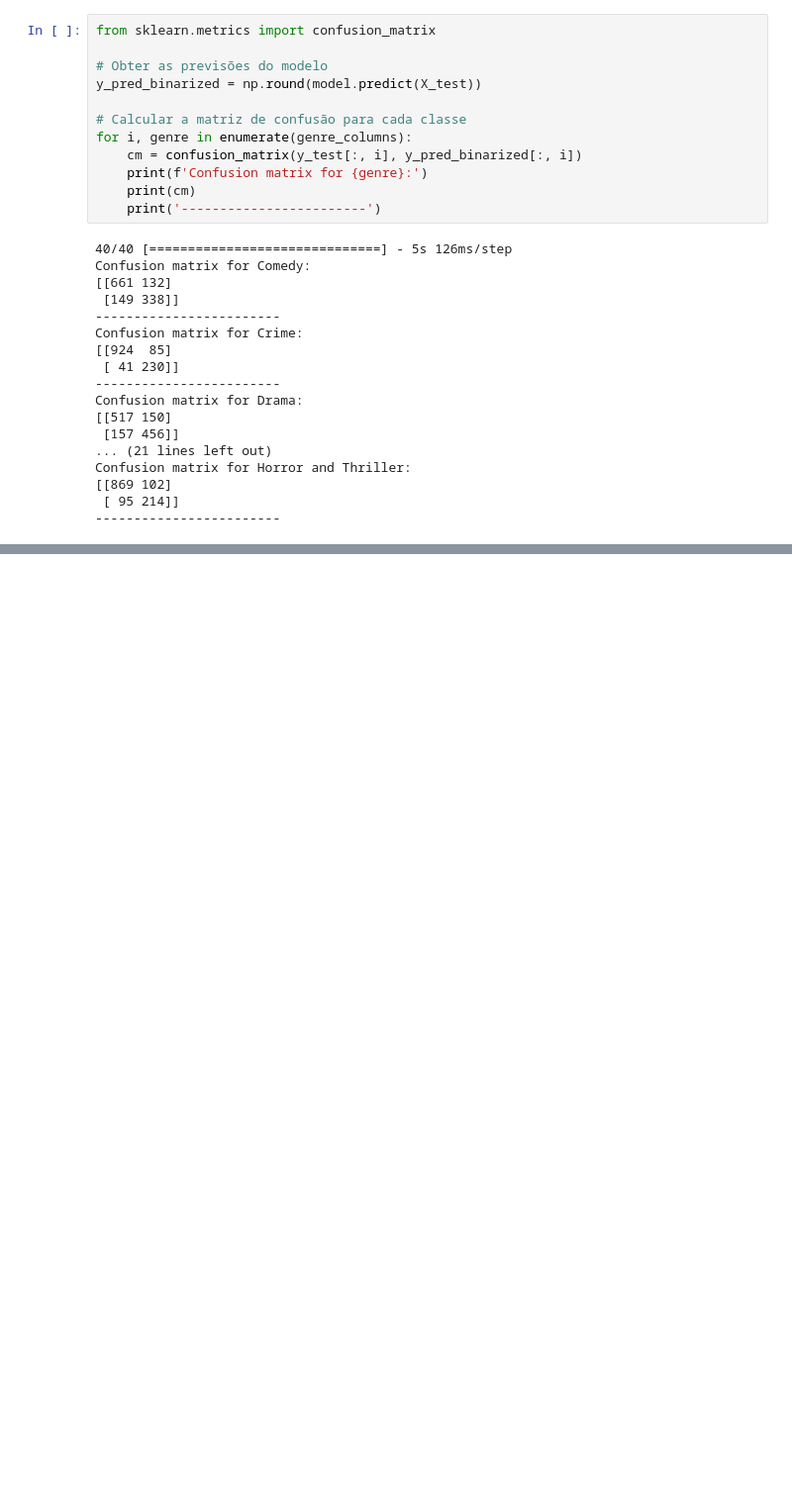
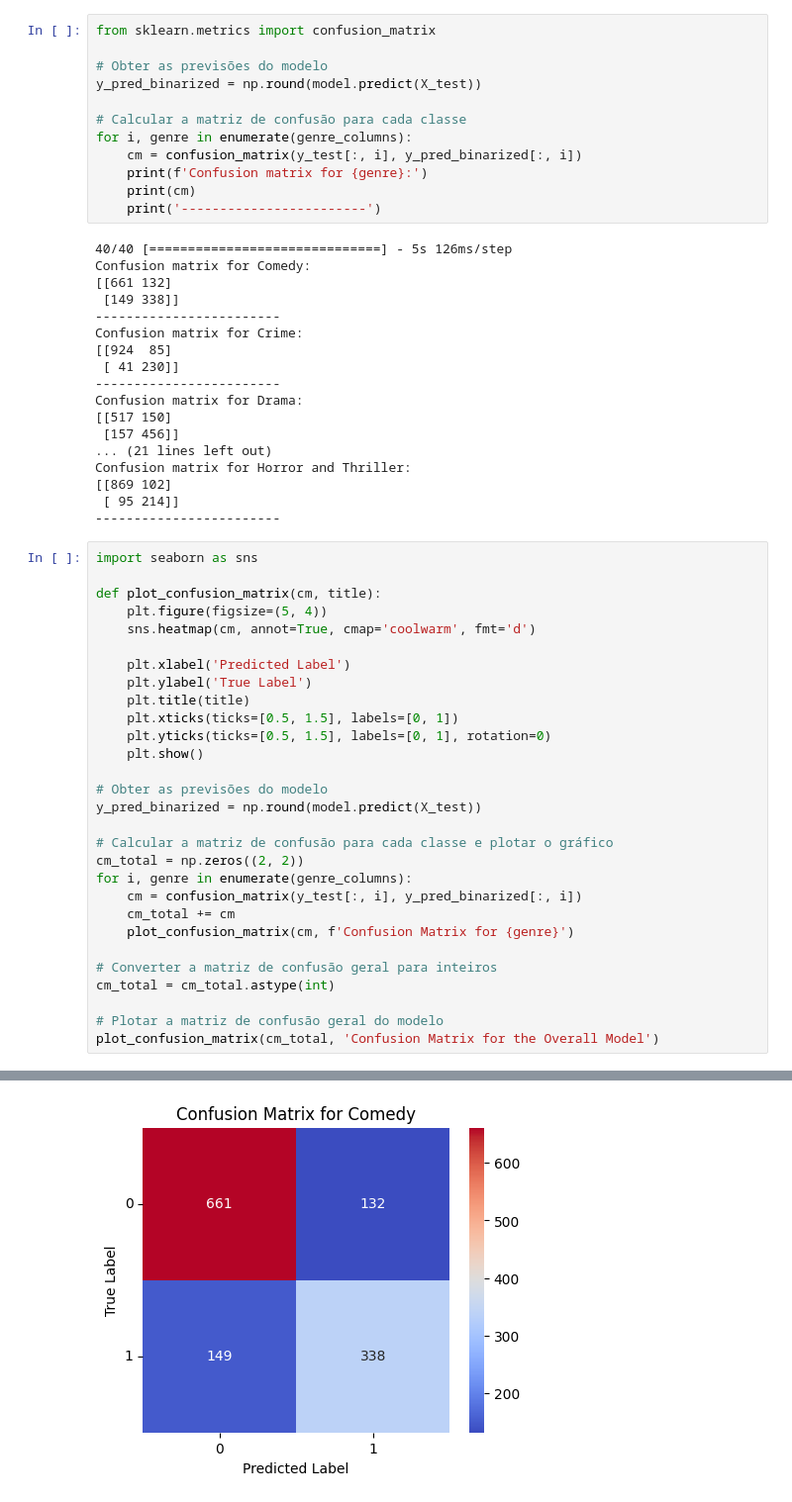
Before and after one commit to xavier-santos/Challenge3-Team7-MEIA-2022-2023, a Jupyter notebook: notebooks/Classification-LSTM_Bidirecional.ipynb, the cells around one changed output, grey strips where cells are left out. Shown at 99% size. Saved outputs shown, nothing was run; the diff lists cells and outputs as text; blank space fills up the shorter version.

Commit message:
add confusion matrix plot

```diff
--- a/notebooks/Classification-LSTM_Bidirecional.ipynb
+++ b/notebooks/Classification-LSTM_Bidirecional.ipynb
@@ -195,3 +195,33 @@ Confusion matrix for Horror and Thriller:
 [[869 102]
  [ 95 214]]
 ------------------------
+# %%
+import seaborn as sns
+
+def plot_confusion_matrix(cm, title):
+    plt.figure(figsize=(5, 4))
+    sns.heatmap(cm, annot=True, cmap='coolwarm', fmt='d')
+
+    plt.xlabel('Predicted Label')
+    plt.ylabel('True Label')
+    plt.title(title)
+    plt.xticks(ticks=[0.5, 1.5], labels=[0, 1])
+    plt.yticks(ticks=[0.5, 1.5], labels=[0, 1], rotation=0)
+    plt.show()
+
+# Obter as previsões do modelo
+y_pred_binarized = np.round(model.predict(X_test))
+
+# Calcular a matriz de confusão para cada classe e plotar o gráfico
+cm_total = np.zeros((2, 2))
+for i, genre in enumerate(genre_columns):
+    cm = confusion_matrix(y_test[:, i], y_pred_binarized[:, i])
+    cm_total += cm
+    plot_confusion_matrix(cm, f'Confusion Matrix for {genre}')
+
+# Converter a matriz de confusão geral para inteiros
+cm_total = cm_total.astype(int)
+
+# Plotar a matriz de confusão geral do modelo
+plot_confusion_matrix(cm_total, 'Confusion Matrix for the Overall Model')
+# %% [output]
@@ -197,0 +229 @@ Confusion matrix for Horror and Thriller:
+[figure, added]
```
Also changed, not shown: parts of 3 cells of this notebook, 1 other file.
